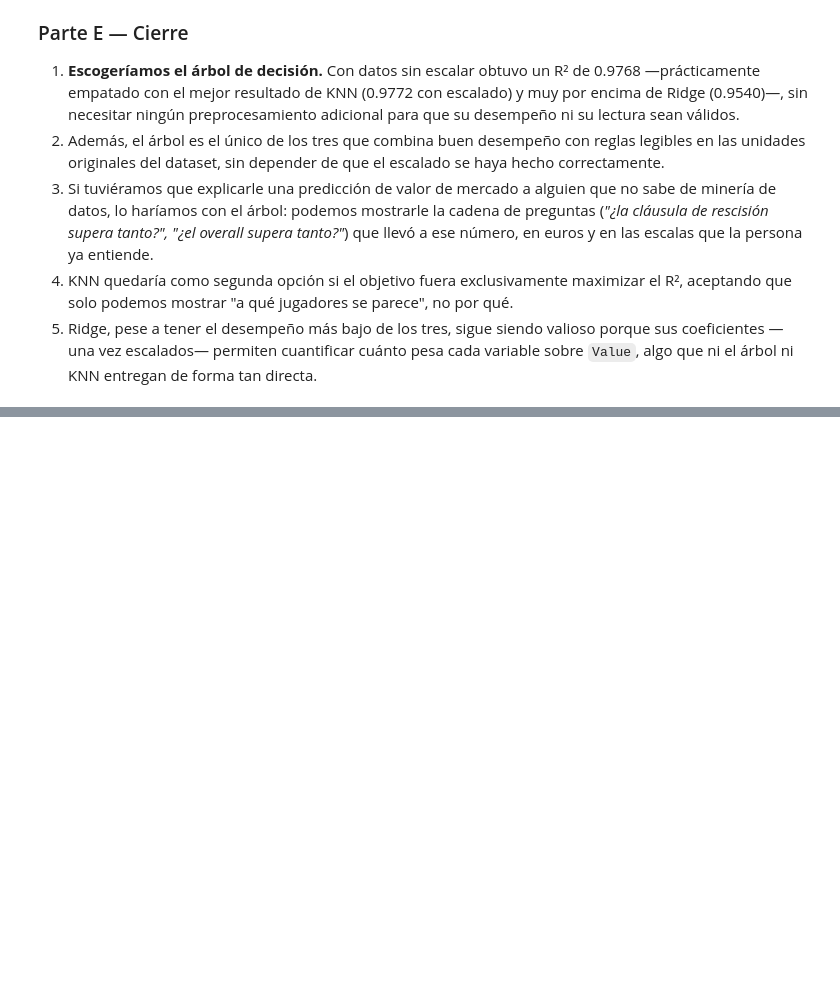
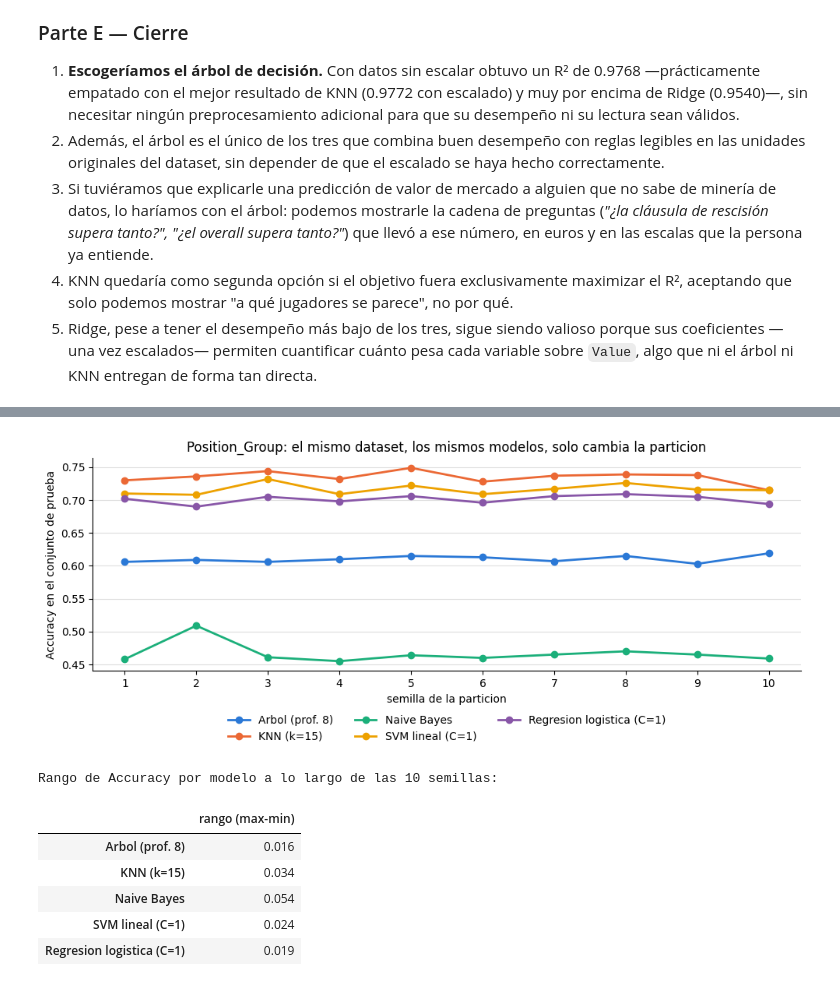
Before and after one commit to Racsok/mineria, a Jupyter notebook: analisis_datasets/analisis_dataset_FIFA.ipynb, the cells around one changed output, grey strips where cells are left out. Cells and saved outputs as stored; diff of their text form; code cells hidden in the pictures; blank space fills up the shorter version.

```diff
--- a/analisis_datasets/analisis_dataset_FIFA.ipynb
+++ b/analisis_datasets/analisis_dataset_FIFA.ipynb
@@ -3792,0 +2718,35 @@ print(
+# %%
+# G.1 — Grafica de inestabilidad por semilla
+colores_g1 = {
+    "Arbol (prof. 8)": "#2a78d6", "KNN (k=15)": "#eb6834",
+    "Naive Bayes": "#1baf7a", "SVM lineal (C=1)": "#eda100",
+    "Regresion logistica (C=1)": "#8856a7"
+}
+
+fig, ax = plt.subplots(figsize=(10, 4.5))
+for nombre in modelos_posicion_default:
+    ax.plot(tabla_g1.index, tabla_g1[nombre], marker="o", markersize=6, linewidth=2,
+            color=colores_g1[nombre], label=nombre)
+ax.set_xlabel("semilla de la particion")
+ax.set_ylabel("Accuracy en el conjunto de prueba")
+ax.set_title("Position_Group: el mismo dataset, los mismos modelos, solo cambia la particion")
+ax.set_xticks(tabla_g1.index)
+ax.grid(axis="y", color="#dddddd", linewidth=.8)
+ax.set_axisbelow(True)
+for lado in ["top", "right"]:
+    ax.spines[lado].set_visible(False)
+ax.legend(frameon=False, ncol=3, loc="lower center", bbox_to_anchor=(.5, -.38))
+plt.tight_layout()
+plt.show()
+
+print("Rango de Accuracy por modelo a lo largo de las 10 semillas:")
+display((tabla_g1[list(modelos_posicion_default)].max() - tabla_g1[list(modelos_posicion_default)].min()).round(3).to_frame("rango (max-min)"))
+# %% [output]
+[figure, added]
+Rango de Accuracy por modelo a lo largo de las 10 semillas:
+|  | rango (max-min) |
+| Arbol (prof. 8) | 0.016 |
+| KNN (k=15) | 0.034 |
+| Naive Bayes | 0.054 |
+| SVM lineal (C=1) | 0.024 |
+| Regresion logistica (C=1) | 0.019 |
```
Also changed, not shown: parts of 65 cells of this notebook.
